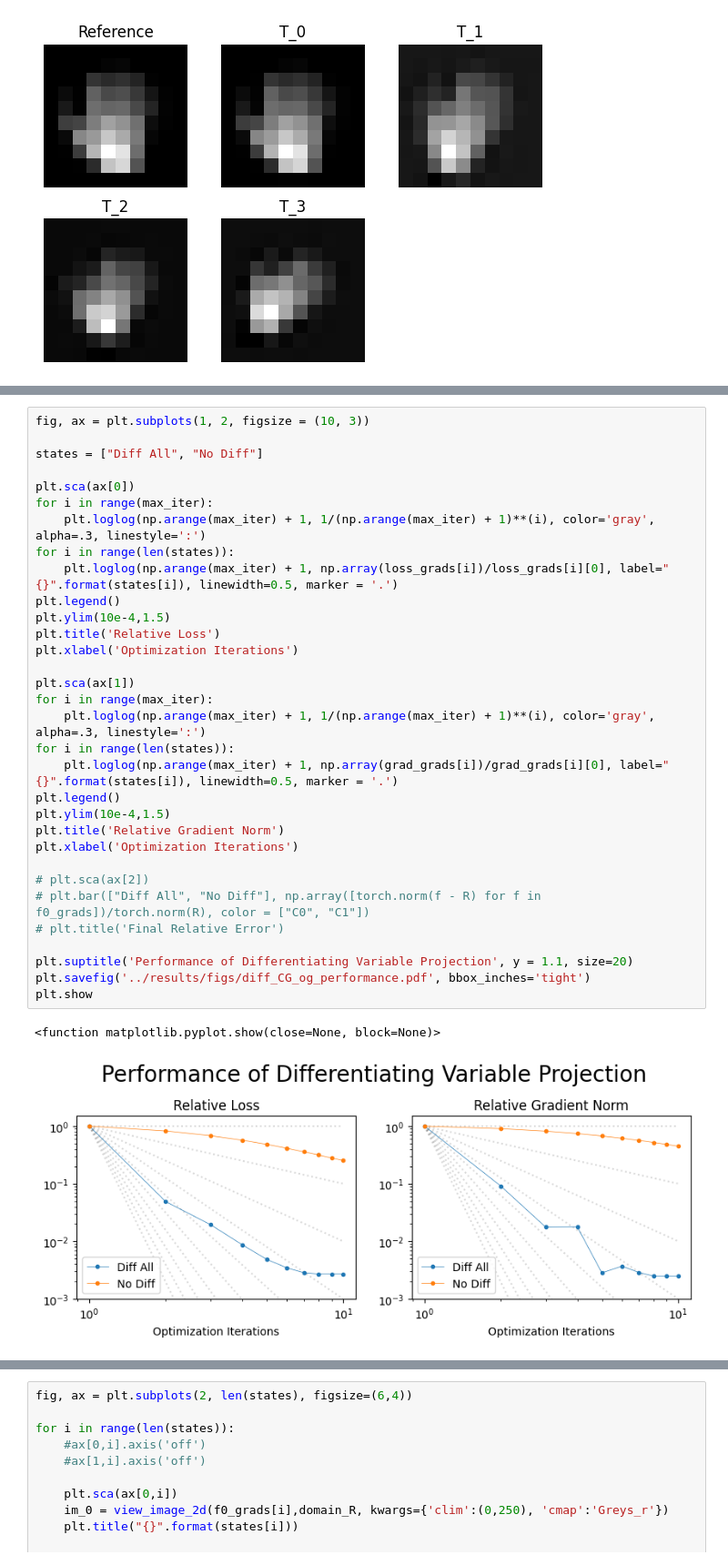
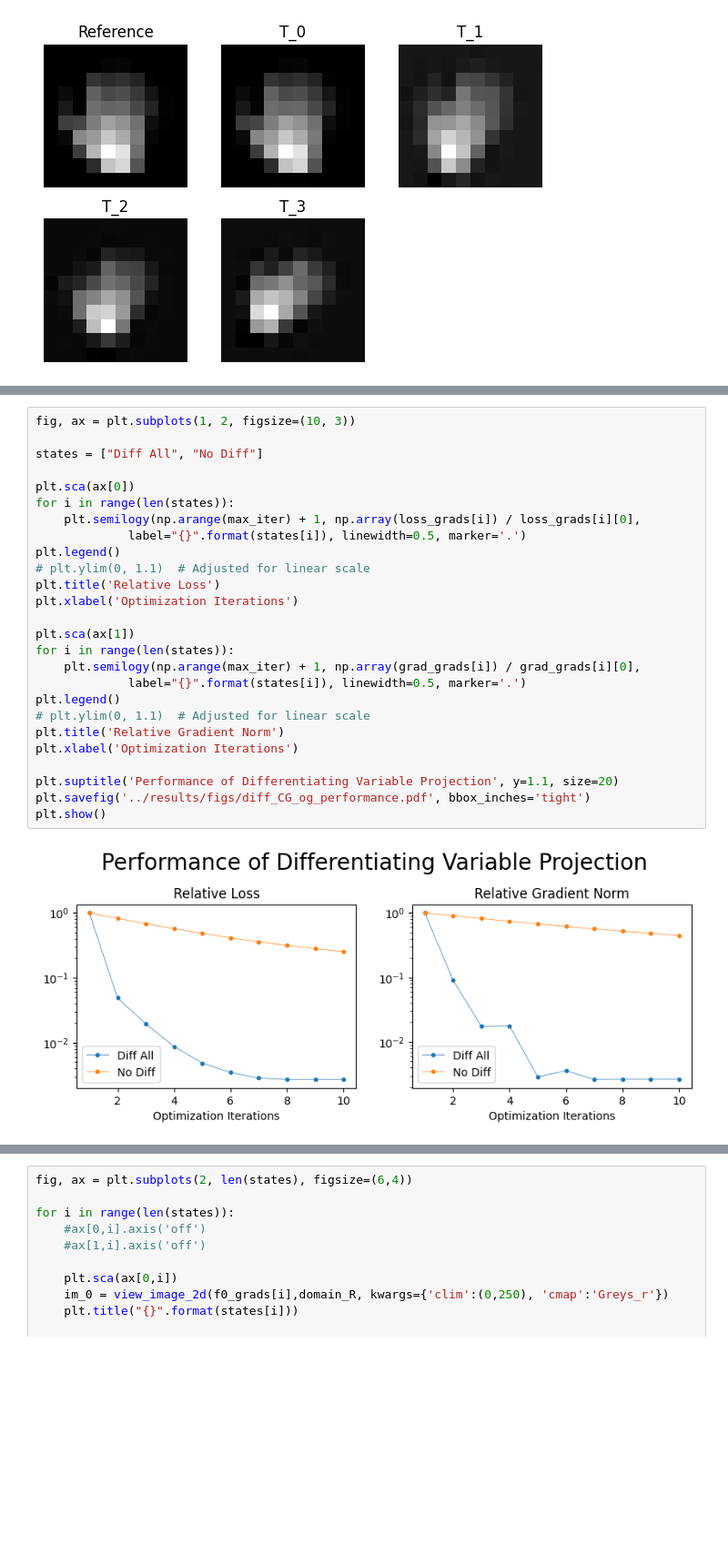
Before and after one commit to wdwatson2/ImgRegPytorchProject, a Jupyter notebook: scripts/solve_SuperResolution.ipynb, the cells around one changed output, grey strips where cells are left out. Shown at 91% size. Drawn from its saved outputs; the diff is of its cells as text; blank space fills up the shorter version.

```diff
--- a/scripts/solve_SuperResolution.ipynb
+++ b/scripts/solve_SuperResolution.ipynb
@@ -478,38 +478,31 @@ Loss: 1.5775e+00 Grad: 6.1852e+02
 # %%
-fig, ax = plt.subplots(1, 2, figsize = (10, 3))
+fig, ax = plt.subplots(1, 2, figsize=(10, 3))
 
 states = ["Diff All", "No Diff"]
 
 plt.sca(ax[0])
-for i in range(max_iter):
-    plt.loglog(np.arange(max_iter) + 1, 1/(np.arange(max_iter) + 1)**(i), color='gray', alpha=.3, linestyle=':')
 for i in range(len(states)):
-    plt.loglog(np.arange(max_iter) + 1, np.array(loss_grads[i])/loss_grads[i][0], label="{}".format(states[i]), linewidth=0.5, marker = '.')
+    plt.semilogy(np.arange(max_iter) + 1, np.array(loss_grads[i]) / loss_grads[i][0],
+             label="{}".format(states[i]), linewidth=0.5, marker='.')
 plt.legend()
-plt.ylim(10e-4,1.5)
+# plt.ylim(0, 1.1)  # Adjusted for linear scale
 plt.title('Relative Loss')
 plt.xlabel('Optimization Iterations')
 
 plt.sca(ax[1])
-for i in range(max_iter):
-    plt.loglog(np.arange(max_iter) + 1, 1/(np.arange(max_iter) + 1)**(i), color='gray', alpha=.3, linestyle=':')
 for i in range(len(states)):
-    plt.loglog(np.arange(max_iter) + 1, np.array(grad_grads[i])/grad_grads[i][0], label="{}".format(states[i]), linewidth=0.5, marker = '.')
+    plt.semilogy(np.arange(max_iter) + 1, np.array(grad_grads[i]) / grad_grads[i][0],
+             label="{}".format(states[i]), linewidth=0.5, marker='.')
 plt.legend()
-plt.ylim(10e-4,1.5)
+# plt.ylim(0, 1.1)  # Adjusted for linear scale
 plt.title('Relative Gradient Norm')
 plt.xlabel('Optimization Iterations')
 
-# plt.sca(ax[2])
-# plt.bar(["Diff All", "No Diff"], np.array([torch.norm(f - R) for f in f0_grads])/torch.norm(R), color = ["C0", "C1"])
-# plt.title('Final Relative Error')
-
-plt.suptitle('Performance of Differentiating Variable Projection', y = 1.1, size=20)
+plt.suptitle('Performance of Differentiating Variable Projection', y=1.1, size=20)
 plt.savefig('../results/figs/diff_CG_og_performance.pdf', bbox_inches='tight')
-plt.show
+plt.show()
 # %% [output]
-<function matplotlib.pyplot.show(close=None, block=None)>
-[figure, old version]
+[figure, new version]
 # %%
 np.array([torch.norm(f - R) for f in f0_grads])/torch.norm(R)
 # %% [output]
```
Also changed, not shown: parts of 2 cells of this notebook, 10 other files.
